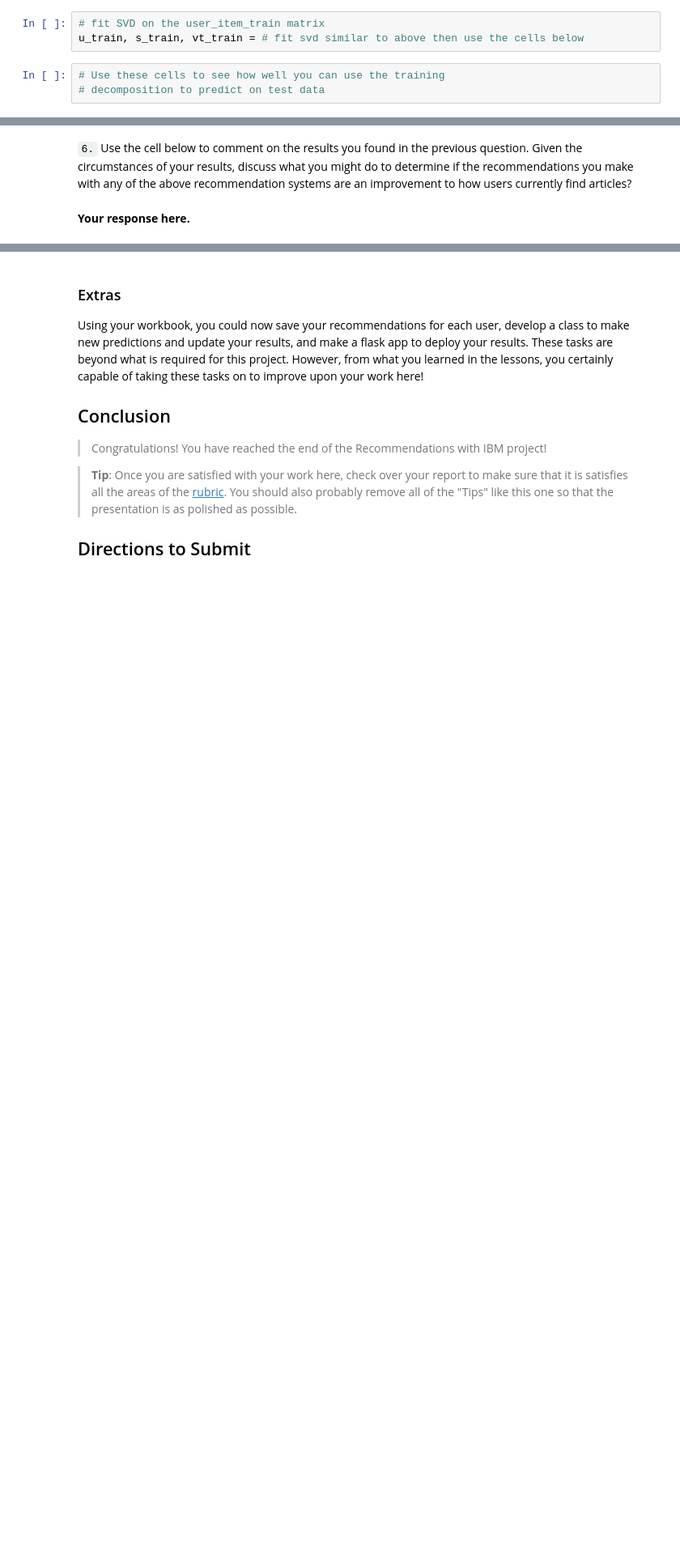
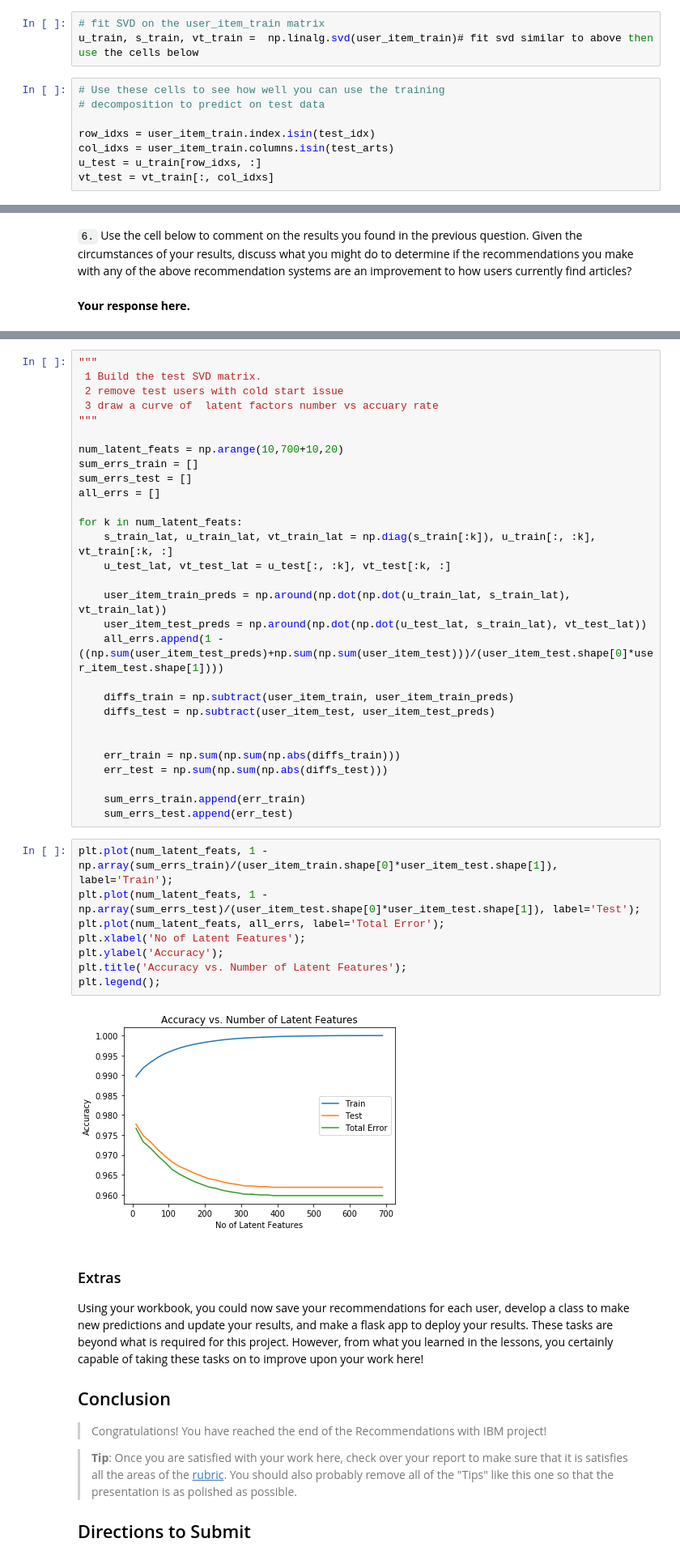
Before and after one commit to hider-toula/Recommendations_with_IBM, a Jupyter notebook: Recommendations_with_IBM.ipynb, the cells around one changed output, grey strips where cells are left out. Shown: that part at 81% size. Drawn from its saved outputs; the diff is of its cells as text; blank space fills up the shorter version.

```diff
--- a/Recommendations_with_IBM.ipynb
+++ b/Recommendations_with_IBM.ipynb
@@ -985,7 +1042,12 @@ t.sol_4_test(sol_4_dict)
 Use the cells below to explore how well SVD works towards making predictions for recommendations on the test data.
 # %%
 # fit SVD on the user_item_train matrix
-u_train, s_train, vt_train = # fit svd similar to above then use the cells below
+u_train, s_train, vt_train =  np.linalg.svd(user_item_train)# fit svd similar to above then use the cells below
 # %%
 # Use these cells to see how well you can use the training
 # decomposition to predict on test data
+
+row_idxs = user_item_train.index.isin(test_idx)
+col_idxs = user_item_train.columns.isin(test_arts)
+u_test = u_train[row_idxs, :]
+vt_test = vt_train[:, col_idxs]
@@ -996,3 +1085,42 @@ u_train, s_train, vt_train = # fit svd similar to above then use the cells below
+# %%
+"""
+ 1 Build the test SVD matrix.
+ 2 remove test users with cold start issue
+ 3 draw a curve of  latent factors number vs accuary rate
+"""
+
+num_latent_feats = np.arange(10,700+10,20)
+sum_errs_train = []
+sum_errs_test = []
+all_errs = []
+
+for k in num_latent_feats:
+    s_train_lat, u_train_lat, vt_train_lat = np.diag(s_train[:k]), u_train[:, :k], vt_train[:k, :]
+    u_test_lat, vt_test_lat = u_test[:, :k], vt_test[:k, :]
+
+    user_item_train_preds = np.around(np.dot(np.dot(u_train_lat, s_train_lat), vt_train_lat))
+    user_item_test_preds = np.around(np.dot(np.dot(u_test_lat, s_train_lat), vt_test_lat))
+    all_errs.append(1 - ((np.sum(user_item_test_preds)+np.sum(np.sum(user_item_test)))/(user_item_test.shape[0]*user_item_test.shape[1])))
+
+    diffs_train = np.subtract(user_item_train, user_item_train_preds)
+    diffs_test = np.subtract(user_item_test, user_item_test_preds)
+
+
+    err_train = np.sum(np.sum(np.abs(diffs_train)))
+    err_test = np.sum(np.sum(np.abs(diffs_test)))
+
+    sum_errs_train.append(err_train)
+    sum_errs_test.append(err_test)
+# %%
+plt.plot(num_latent_feats, 1 - np.array(sum_errs_train)/(user_item_train.shape[0]*user_item_test.shape[1]), label='Train');
+plt.plot(num_latent_feats, 1 - np.array(sum_errs_test)/(user_item_test.shape[0]*user_item_test.shape[1]), label='Test');
+plt.plot(num_latent_feats, all_errs, label='Total Error');
+plt.xlabel('No of Latent Features');
+plt.ylabel('Accuracy');
+plt.title('Accuracy vs. Number of Latent Features');
+plt.legend();
+# %% [output]
+[figure, added]
 # %% [markdown]
 <a id='conclusions'></a>
 ### Extras
```
Also changed, not shown: parts of 14 cells of this notebook, 1 other file.
